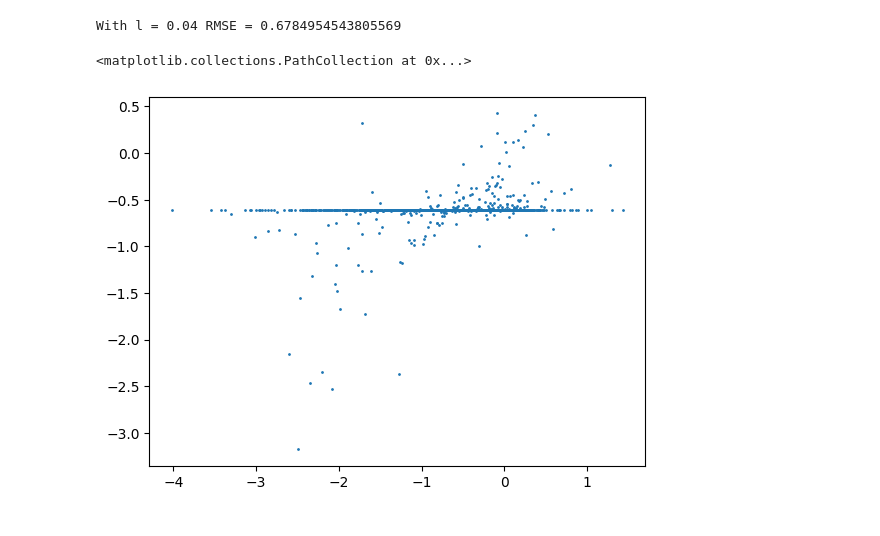
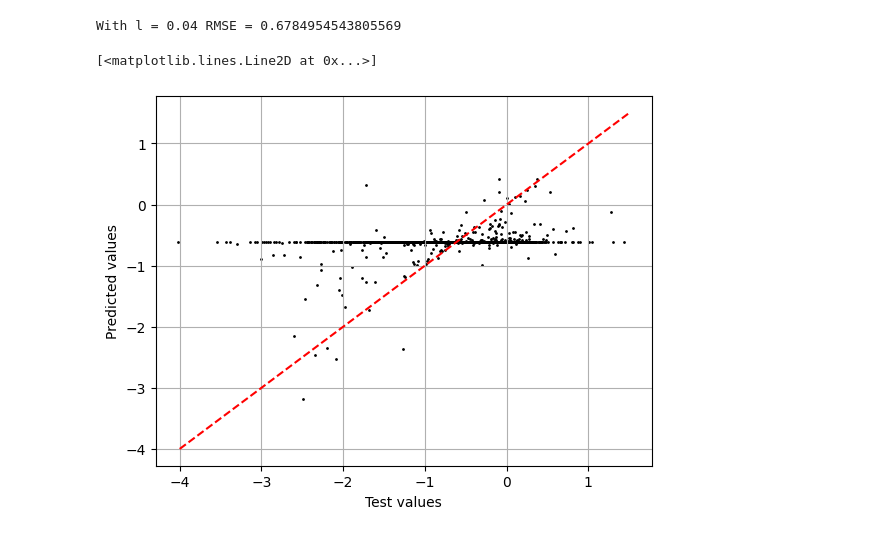
Before and after one commit to fridamarieLJ/Materials-Design-with-Machine-Learning, a Jupyter notebook: project_main.ipynb, the cells around one changed output. Saved outputs shown, nothing was run; the diff lists cells and outputs as text; code cells hidden in the pictures.

```diff
--- a/project_main.ipynb
+++ b/project_main.ipynb
@@ -107,9 +107,14 @@ predictions = np.array([simpleGP.predict(fingerprint) for fingerprint in X_test_
 print(f"With l = {l} RMSE = {rmse(y_test_values, predictions)}")
 # %% [output]
 With l = 0.04 RMSE = 0.6784954543805569
-# %%
-plt.figure()
-plt.scatter(y_test_values, predictions, s = 1)
-# %% [output]
-<matplotlib.collections.PathCollection at 0x...>
-[figure, removed]
+# %%
+plt.figure()
+plt.scatter(y_test_values, predictions, s = 1,color='black')
+plt.xlabel('Test values')
+plt.ylabel('Predicted values')
+plt.grid()
+xg = np.linspace(-4,1.5, 2)
+plt.plot(xg,xg, color = 'red', linestyle = 'dashed')
+# %% [output]
+[<matplotlib.lines.Line2D at 0x...>]
+[figure, added]
```
Also changed, not shown: parts of 3 cells of this notebook.
